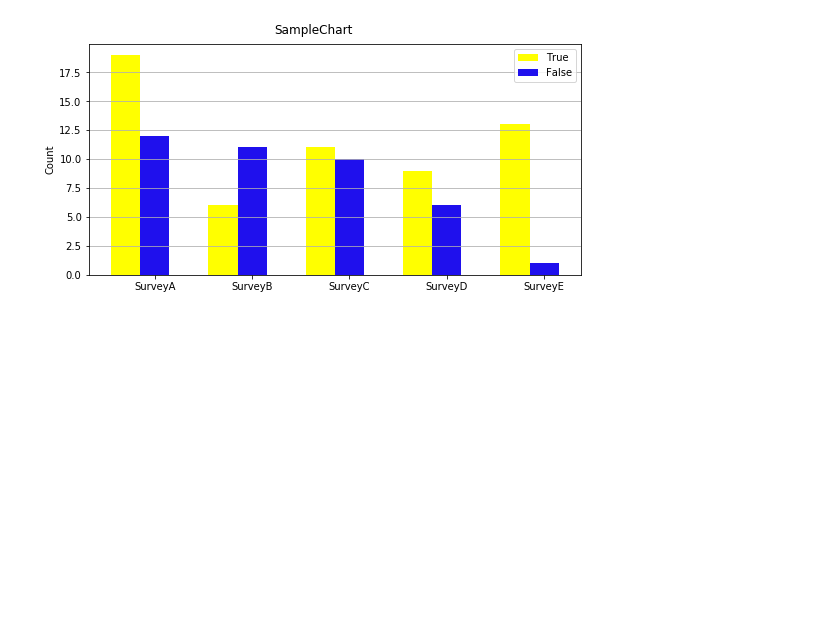
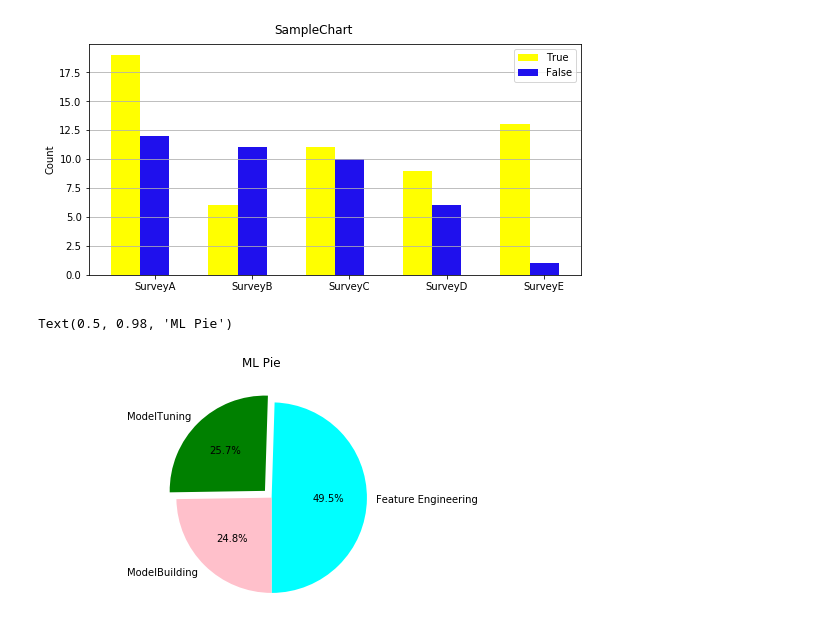
Before and after one commit to anjali88/Basic-ML-, a Jupyter notebook: Pushpanjali_Banik_Matplotlib.ipynb, the cells around one changed output. Drawn from its saved outputs; the diff is of its cells as text; code cells hidden in the pictures; blank space fills up the shorter version.

```diff
--- a/Pushpanjali_Banik_Matplotlib.ipynb
+++ b/Pushpanjali_Banik_Matplotlib.ipynb
@@ -328,0 +327,16 @@ fig.tight_layout(pad=2)
+# %%
+#Example 7
+#Generate sample data
+data = np.array([10, 5.2, 5])
+labels = ['Feature Engineering', 'ModelTuning', 'ModelBuilding']
+explode = (0, 0.1, 0) #explode feature engineering
+colors=['cyan', 'green', 'pink']
+
+#plot
+fig, ax =plt.subplots(figsize=(8,4))
+ax.pie(data, explode=explode, labels=labels, autopct='%1.1f%%', startangle=270, colors=colors) # create pie chart
+ax.axis('equal') # keep it circle
+fig.suptitle('ML Pie') # add title
+# %% [output]
+Text(0.5, 0.98, 'ML Pie')
+[figure, added]
```
Also changed, not shown: parts of 1 cell of this notebook.
